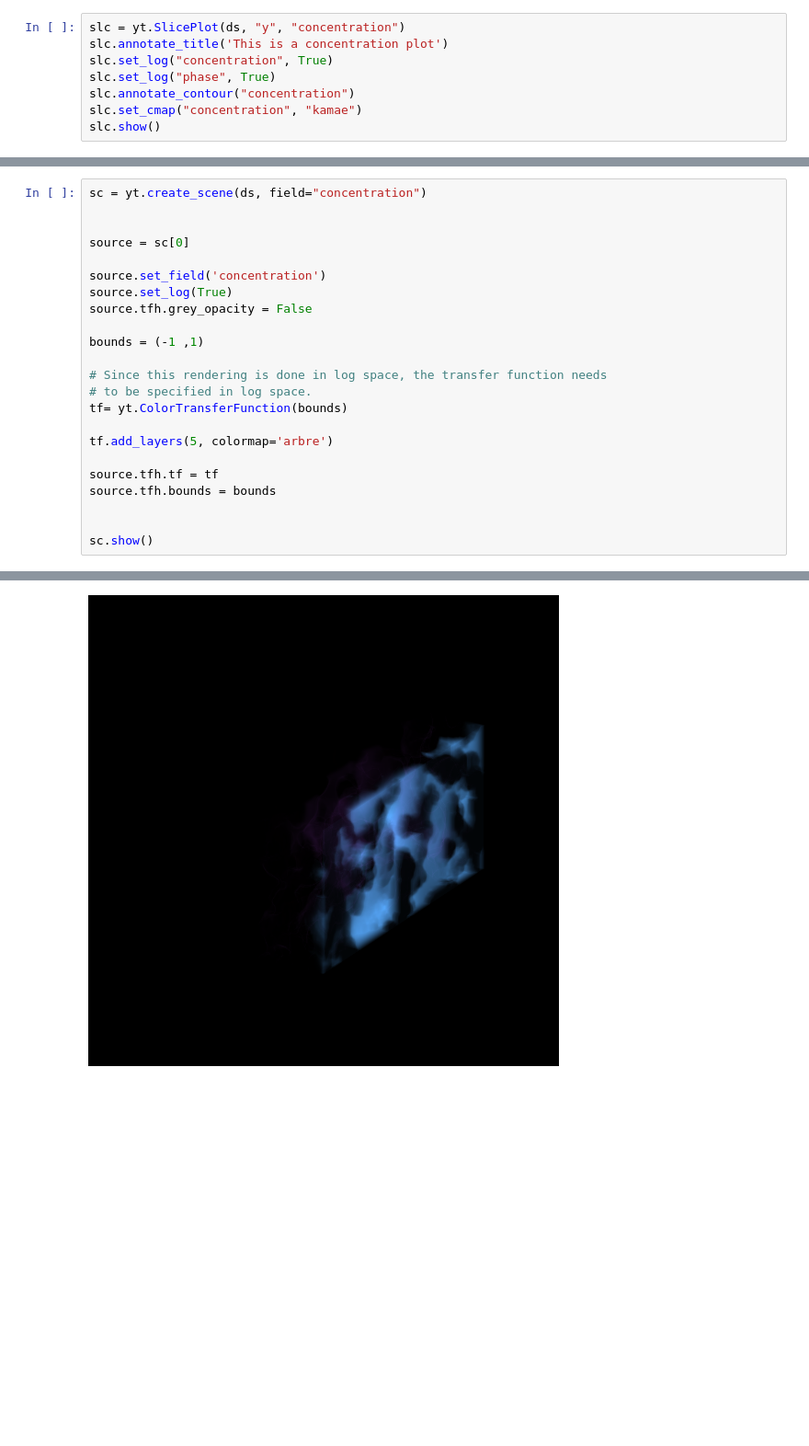
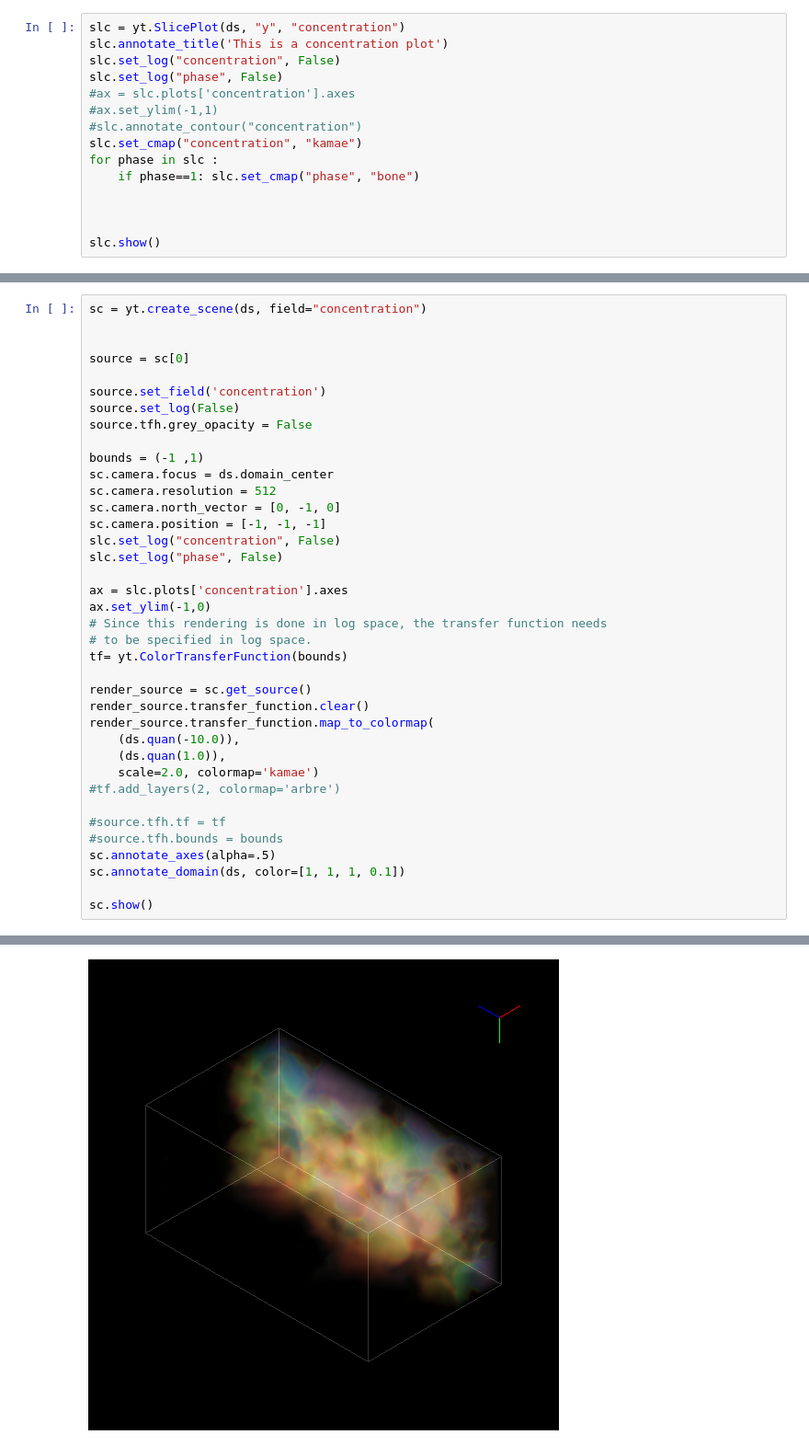
Before and after one commit to jameslehoux/openimpala-jupyter, a Jupyter notebook: OpenImpala_Visualisation.ipynb, the cells around one changed output, grey strips where cells are left out. Shown: that part at 92% size. Drawn from its saved outputs; the diff is of its cells as text; blank space fills up the shorter version.

```diff
--- a/OpenImpala_Visualisation.ipynb
+++ b/OpenImpala_Visualisation.ipynb
@@ -13,9 +90,16 @@ yt : [INFO     ] 2021-05-20 13:20:36,912 Parameters: domain_right_edge         =
 # %%
 slc = yt.SlicePlot(ds, "y", "concentration")
 slc.annotate_title('This is a concentration plot')
-slc.set_log("concentration", True)
-slc.set_log("phase", True)
-slc.annotate_contour("concentration")
+slc.set_log("concentration", False)
+slc.set_log("phase", False)
+#ax = slc.plots['concentration'].axes
+#ax.set_ylim(-1,1)
+#slc.annotate_contour("concentration")
 slc.set_cmap("concentration", "kamae")
+for phase in slc :
+    if phase==1: slc.set_cmap("phase", "bone")
+
+
+
 slc.show()
 # %% [output]
@@ -49,20 +133,35 @@ sc = yt.create_scene(ds, field="concentration")
 source = sc[0]
 
 source.set_field('concentration')
-source.set_log(True)
+source.set_log(False)
 source.tfh.grey_opacity = False
 
 bounds = (-1 ,1)
+sc.camera.focus = ds.domain_center
+sc.camera.resolution = 512
+sc.camera.north_vector = [0, -1, 0]
+sc.camera.position = [-1, -1, -1]
+slc.set_log("concentration", False)
+slc.set_log("phase", False)
 
+ax = slc.plots['concentration'].axes
+ax.set_ylim(-1,0)
 # Since this rendering is done in log space, the transfer function needs
 # to be specified in log space.
 tf= yt.ColorTransferFunction(bounds)
 
-tf.add_layers(5, colormap='arbre')
+render_source = sc.get_source()
+render_source.transfer_function.clear()
+render_source.transfer_function.map_to_colormap(
+    (ds.quan(-10.0)),
+    (ds.quan(1.0)),
+    scale=2.0, colormap='kamae')
+#tf.add_layers(2, colormap='arbre')
 
-source.tfh.tf = tf
-source.tfh.bounds = bounds
-
+#source.tfh.tf = tf
+#source.tfh.bounds = bounds
+sc.annotate_axes(alpha=.5)
+sc.annotate_domain(ds, color=[1, 1, 1, 0.1])
 
 sc.show()
 # %% [output]
@@ -71 +172 @@ yt : [INFO     ] 2021-05-20 13:21:00,687 Creating volume
-[figure, old version]
+[figure, new version]
```
Also changed, not shown: parts of 7 cells of this notebook.
